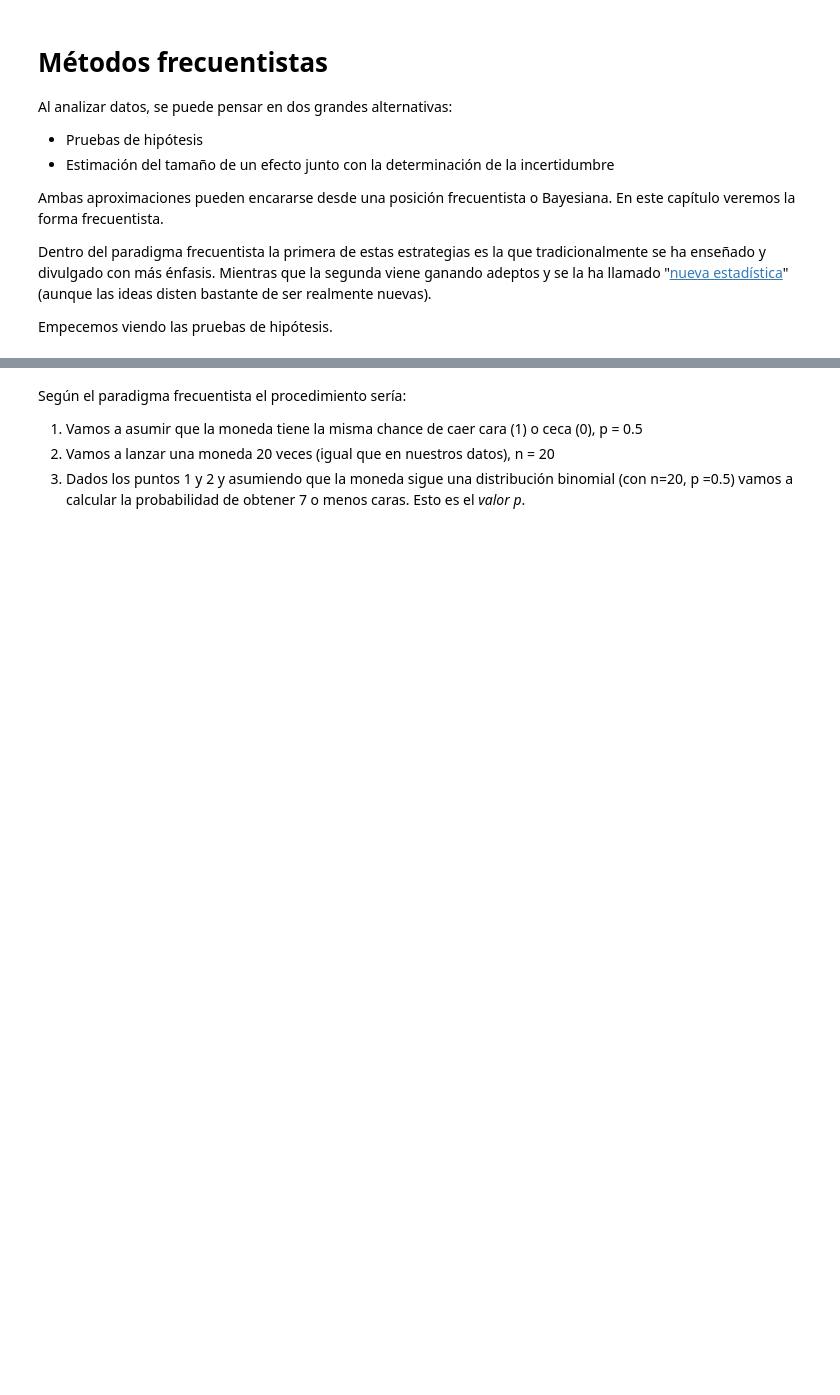
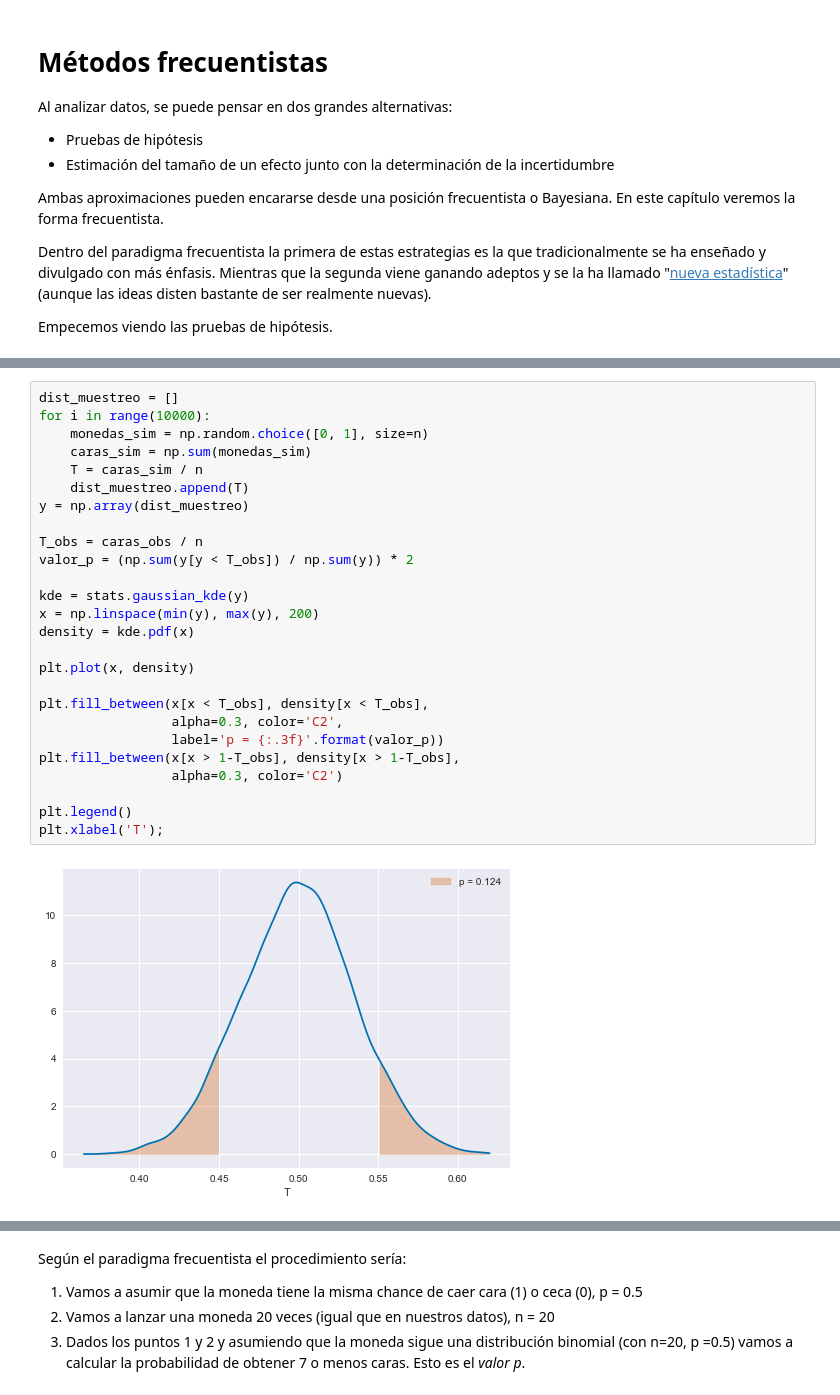
Before and after one commit to aloctavodia/intro_ciencia_de_datos, a Jupyter notebook: 02_remuestreo.ipynb, the cells around one changed output, grey strips where cells are left out. Cells and saved outputs as stored; diff of their text form; blank space fills up the shorter version.

```diff
--- a/02_remuestreo.ipynb
+++ b/02_remuestreo.ipynb
@@ -71,0 +80,28 @@ len(monedas_obs), sum(monedas_obs)
+# %%
+dist_muestreo = []
+for i in range(10000):
+    monedas_sim = np.random.choice([0, 1], size=n)
+    caras_sim = np.sum(monedas_sim)
+    T = caras_sim / n
+    dist_muestreo.append(T)
+y = np.array(dist_muestreo)
+
+T_obs = caras_obs / n
+valor_p = (np.sum(y[y < T_obs]) / np.sum(y)) * 2
+
+kde = stats.gaussian_kde(y)
+x = np.linspace(min(y), max(y), 200)
+density = kde.pdf(x)
+
+plt.plot(x, density)
+
+plt.fill_between(x[x < T_obs], density[x < T_obs],
+                 alpha=0.3, color='C2',
+                 label='p = {:.3f}'.format(valor_p))
+plt.fill_between(x[x > 1-T_obs], density[x > 1-T_obs],
+                 alpha=0.3, color='C2')
+
+plt.legend()
+plt.xlabel('T');
+# %% [output]
+[figure, added]
```
Also changed, not shown: parts of 30 cells of this notebook.
